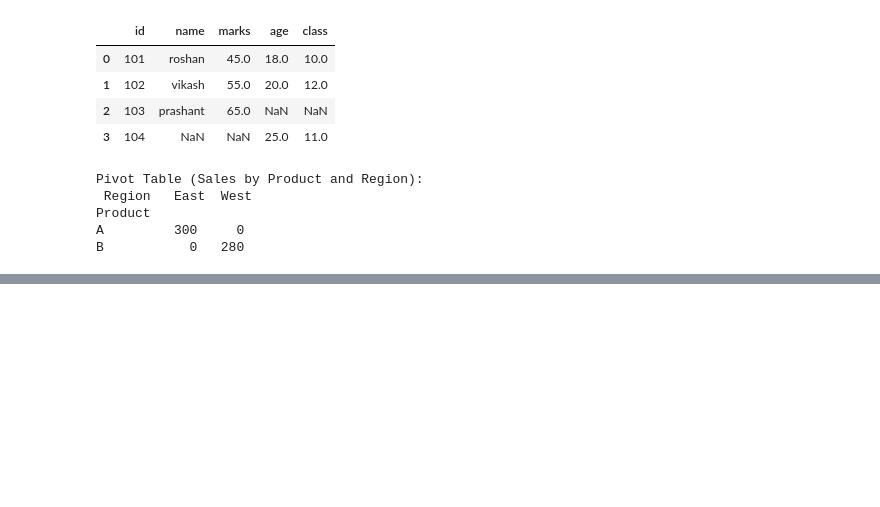
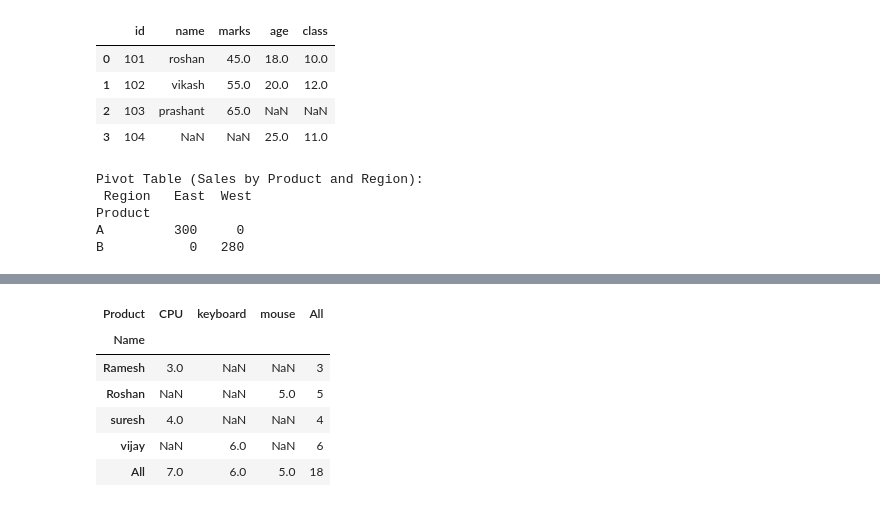
Before and after one commit to helloharendra/Python-DS-AI-11-AM-12-30PM, a Jupyter notebook: roshan/analytics/day26.ipynb, the cells around one changed output, grey strips where cells are left out. Drawn from its saved outputs; the diff is of its cells as text; code cells hidden in the pictures; blank space fills up the shorter version.

```diff
--- a/roshan/analytics/day26.ipynb
+++ b/roshan/analytics/day26.ipynb
@@ -562,0 +590,19 @@ B           0   280
+# %%
+pivot = pd.pivot_table(
+    sales_data,
+    values='Quantity',
+    index='Name',
+    columns='Product',
+    aggfunc='sum',
+    margins='True'
+)
+# %%
+pivot
+# %% [output]
+| Product | CPU | keyboard | mouse | All |
+| Name |  |  |  |  |
+| Ramesh | 3.0 | NaN | NaN | 3 |
+| Roshan | NaN | NaN | 5.0 | 5 |
+| suresh | 4.0 | NaN | NaN | 4 |
+| vijay | NaN | 6.0 | NaN | 6 |
+| All | 7.0 | 6.0 | 5.0 | 18 |
```
Also changed, not shown: parts of 10 cells of this notebook, 1 other file.
